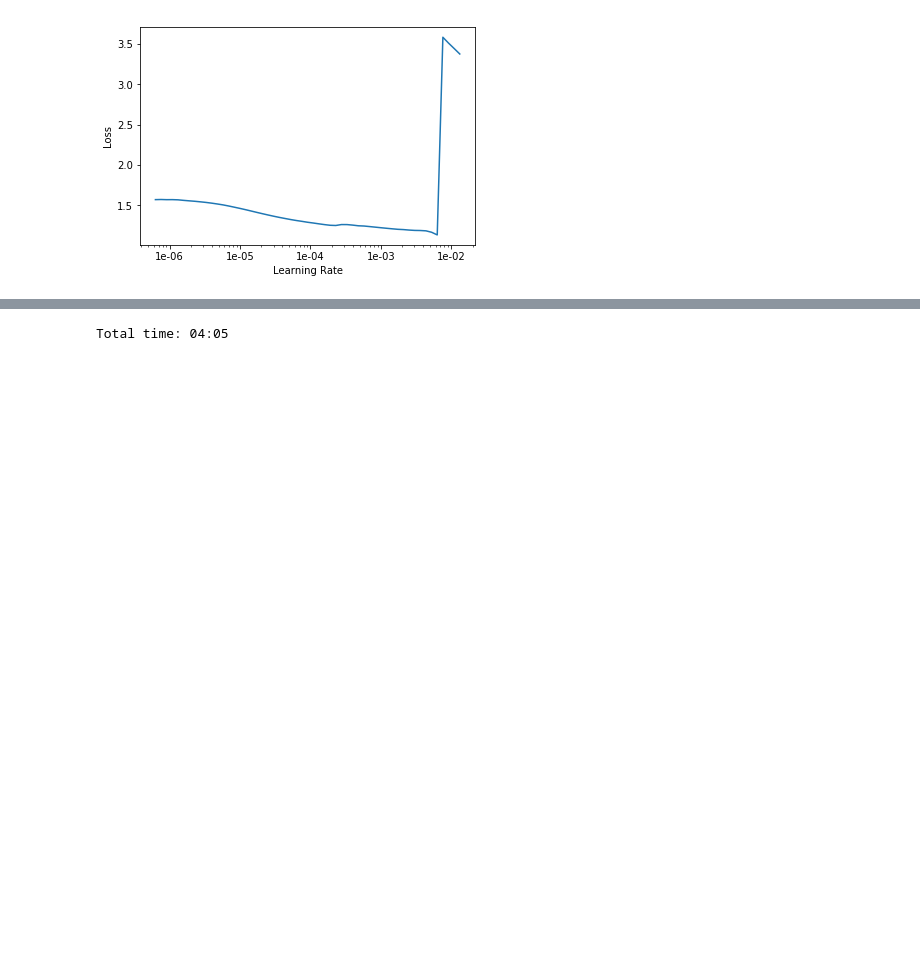
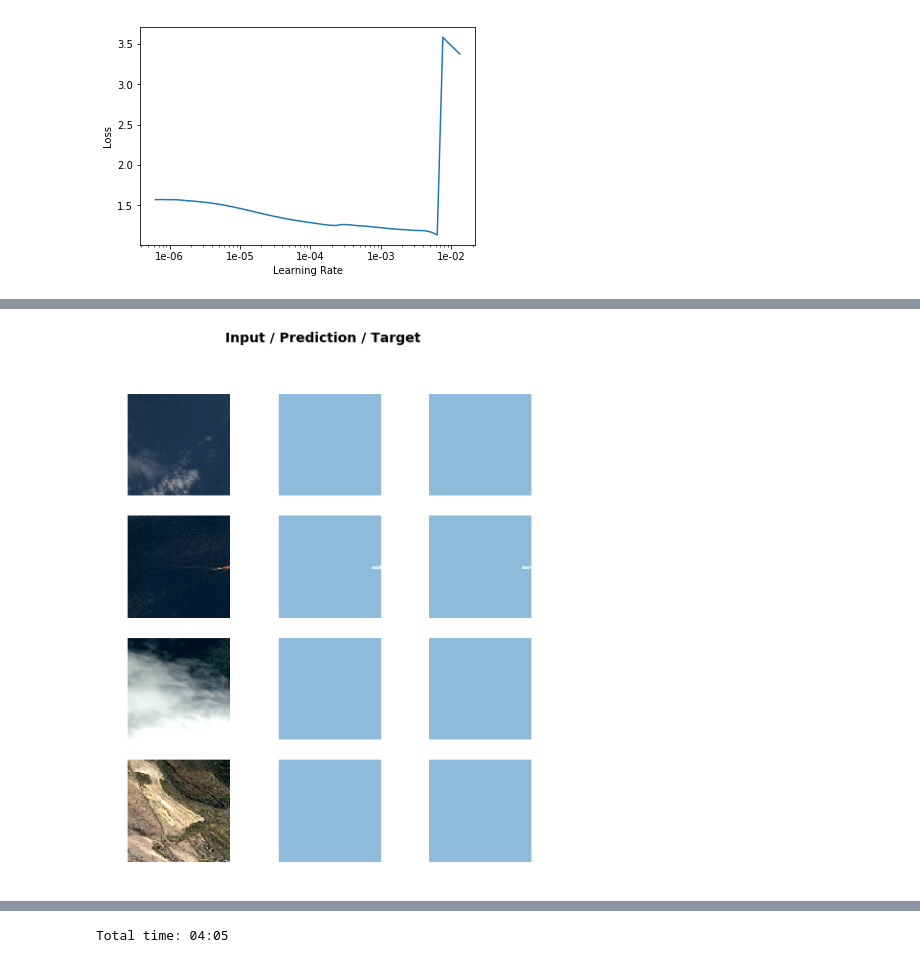
Before and after one commit to lukemckinstry/fastai-projects, a Jupyter notebook: ships_tanz.ipynb, the cells around one changed output, grey strips where cells are left out. Drawn from its saved outputs; the diff is of its cells as text; code cells hidden in the pictures; blank space fills up the shorter version.

Commit message:
aws with show results

```diff
--- a/ships_tanz.ipynb
+++ b/ships_tanz.ipynb
@@ -392,2 +391,4 @@ Total time: 10:23
 # %%
 learn.save('stage-1')
+# %%
+learn.load('stage-1')
@@ -393,0 +413,4 @@ learn.save('stage-1')
+# %%
+learn.show_results(rows=4, figsize=(8,9))
+# %% [output]
+[figure, added]
```
Also changed, not shown: parts of 8 cells of this notebook.
